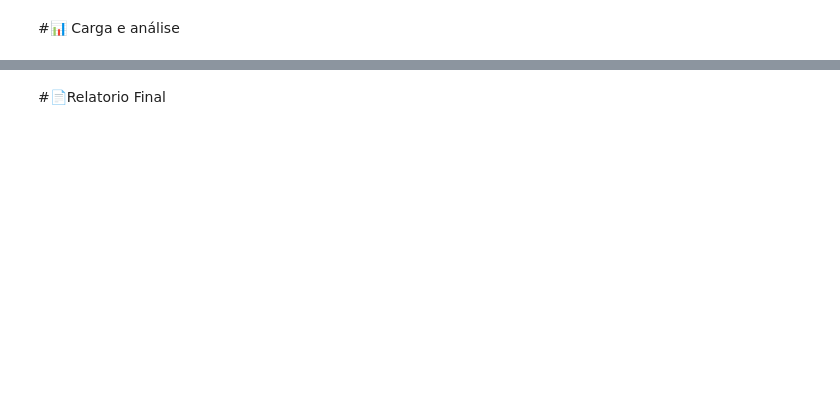
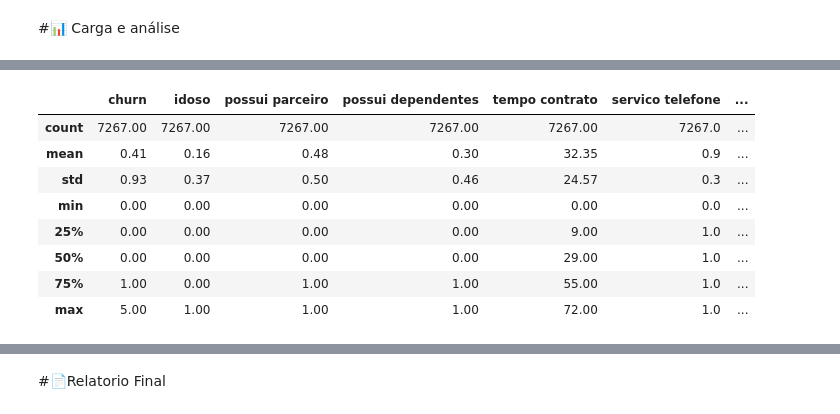
Before and after one commit to DaDosValle/telecomX_Churn, a Jupyter notebook: ETL_EDA_TELECOMX_27_12_2025.ipynb, the cells around one changed output, grey strips where cells are left out. Saved outputs shown, nothing was run; the diff lists cells and outputs as text; code cells hidden in the pictures; blank space fills up the shorter version.

```diff
--- a/ETL_EDA_TELECOMX_27_12_2025.ipynb
+++ b/ETL_EDA_TELECOMX_27_12_2025.ipynb
@@ -370,3 +368,9 @@ dados_churn_traduzido.head()
 | 2 | 1 | Masculino | 0 | 0 | 0 | 4 | 1 | ... |
 | 3 | 1 | Masculino | 1 | 1 | 0 | 13 | 1 | ... |
 | 4 | 1 | Feminino | 1 | 1 | 0 | 3 | 1 | ... |
+# %%
+indices_churn_ausentes = dados_churn_traduzido[
+    dados_churn_traduzido['churn'] == 5
+].index
+
+dados_churn_traduzido = dados_churn_traduzido.drop(indices_churn_ausentes)
@@ -373,2 +383,4 @@ dados_churn_traduzido.head()
+# %%
+dados_churn_traduzido = dados_churn_traduzido.reset_index(drop=True)
 # %% [markdown]
 #📊 Carga e análise
@@ -376,0 +387,2 @@ df_churn_analise = df_churn_traduzido
+# %%
+dados_churn_analise = dados_churn_traduzido
@@ -377,2 +401,12 @@ df_churn_analise = df_churn_traduzido
 # %%
-df_churn_analise.describe().round(2)
+dados_churn_analise.describe().round(2)
+# %% [output]
+|  | churn | idoso | possui parceiro | possui dependentes | tempo contrato | servico telefone | ... |
+| count | 7267.00 | 7267.00 | 7267.00 | 7267.00 | 7267.00 | 7267.0 | ... |
+| mean | 0.41 | 0.16 | 0.48 | 0.30 | 32.35 | 0.9 | ... |
+| std | 0.93 | 0.37 | 0.50 | 0.46 | 24.57 | 0.3 | ... |
+| min | 0.00 | 0.00 | 0.00 | 0.00 | 0.00 | 0.0 | ... |
+| 25% | 0.00 | 0.00 | 0.00 | 0.00 | 9.00 | 1.0 | ... |
+| 50% | 0.00 | 0.00 | 0.00 | 0.00 | 29.00 | 1.0 | ... |
+| 75% | 1.00 | 0.00 | 1.00 | 1.00 | 55.00 | 1.0 | ... |
+| max | 5.00 | 1.00 | 1.00 | 1.00 | 72.00 | 1.0 | ... |
```
Also changed, not shown: parts of 7 cells of this notebook.
